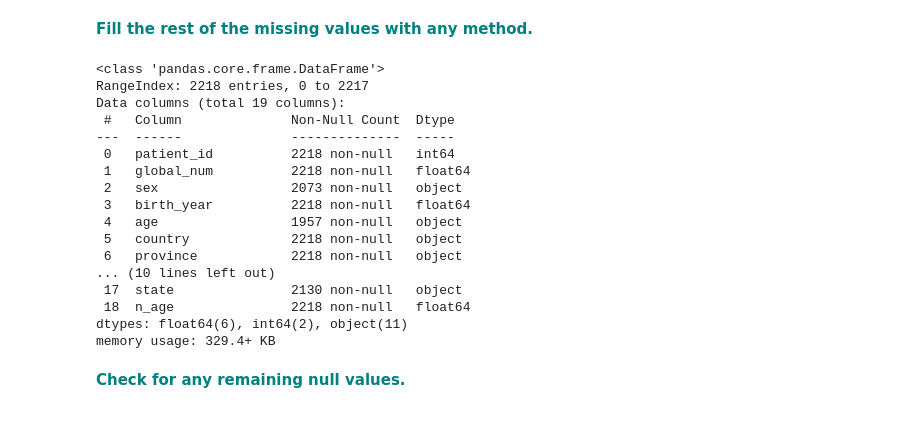
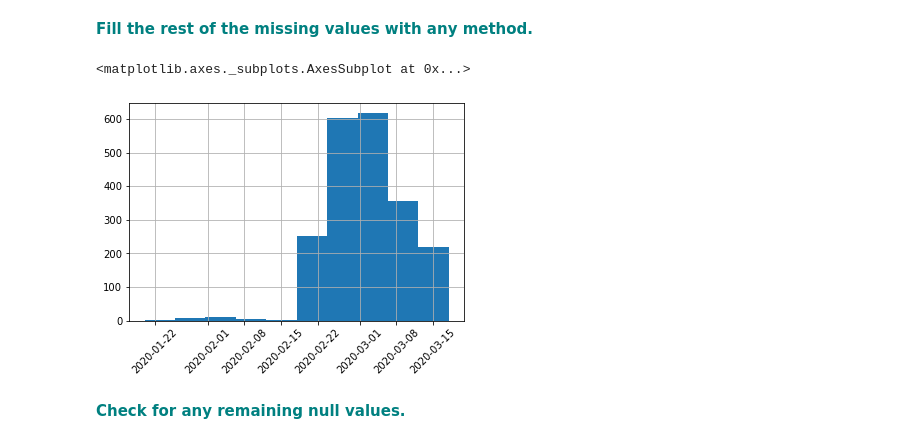
Before and after one commit to yepterence/Springboard-case-studies, a Jupyter notebook: RandomForest_Covid_Case_Study_06302020/RandomForest_casestudy_covid19.ipynb, the cells around one changed output. Saved outputs shown, nothing was run; the diff lists cells and outputs as text; code cells hidden in the pictures.

Commit message:
Cleaned up most of null values in dataset. Currently reviewing best way to tackle the rest

```diff
--- a/RandomForest_Covid_Case_Study_06302020/RandomForest_casestudy_covid19.ipynb
+++ b/RandomForest_Covid_Case_Study_06302020/RandomForest_casestudy_covid19.ipynb
@@ -221,24 +230,13 @@ dtypes: float64(6), int64(2), object(11)
 memory usage: 329.4+ KB
 # %% [markdown]
  **<font color='teal'> Fill the rest of the missing values with any method.</font>**
-# %%
-df['city'] = df['city'].fillna('Unknown-city')
-df.info()
-# %% [output]
-<class 'pandas.core.frame.DataFrame'>
-RangeIndex: 2218 entries, 0 to 2217
-Data columns (total 19 columns):
- #   Column              Non-Null Count  Dtype
----  ------              --------------  -----
- 0   patient_id          2218 non-null   int64
- 1   global_num          2218 non-null   float64
- 2   sex                 2073 non-null   object
- 3   birth_year          2218 non-null   float64
- 4   age                 1957 non-null   object
- 5   country             2218 non-null   object
- 6   province            2218 non-null   object
-... (10 lines left out)
- 17  state               2130 non-null   object
- 18  n_age               2218 non-null   float64
-dtypes: float64(6), int64(2), object(11)
-memory usage: 329.4+ KB
+# %%
+# Setting nulls to unknown for object type columns for ease of categorization
+df['city'] = df['city'].fillna('Unknown-city')
+df['infection_case'] = df['infection_case'].fillna('Unknown-source')
+df['infected_by'] = df['infected_by'].fillna('Unknown-carrier')
+# %%
+pd.to_datetime(df['confirmed_date']).hist(xrot=45)
+# %% [output]
+<matplotlib.axes._subplots.AxesSubplot at 0x...>
+[figure, added]
```
Also changed, not shown: parts of 4 cells of this notebook.
